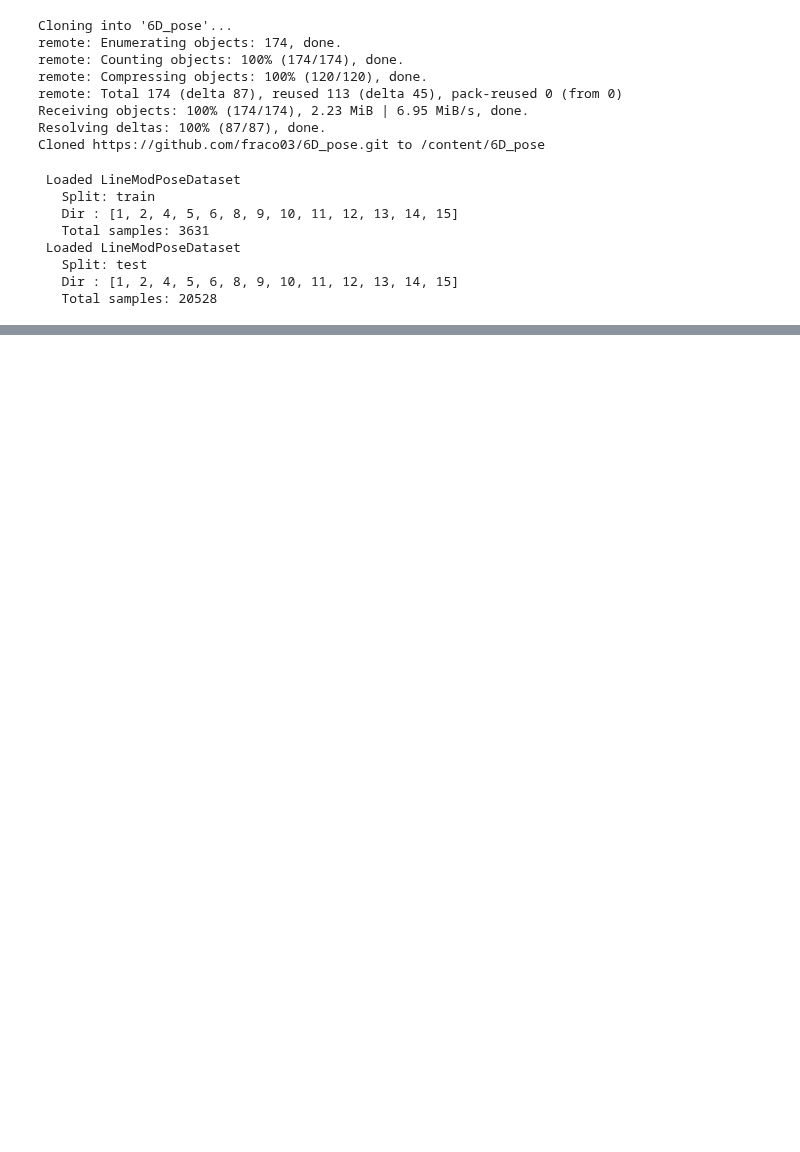
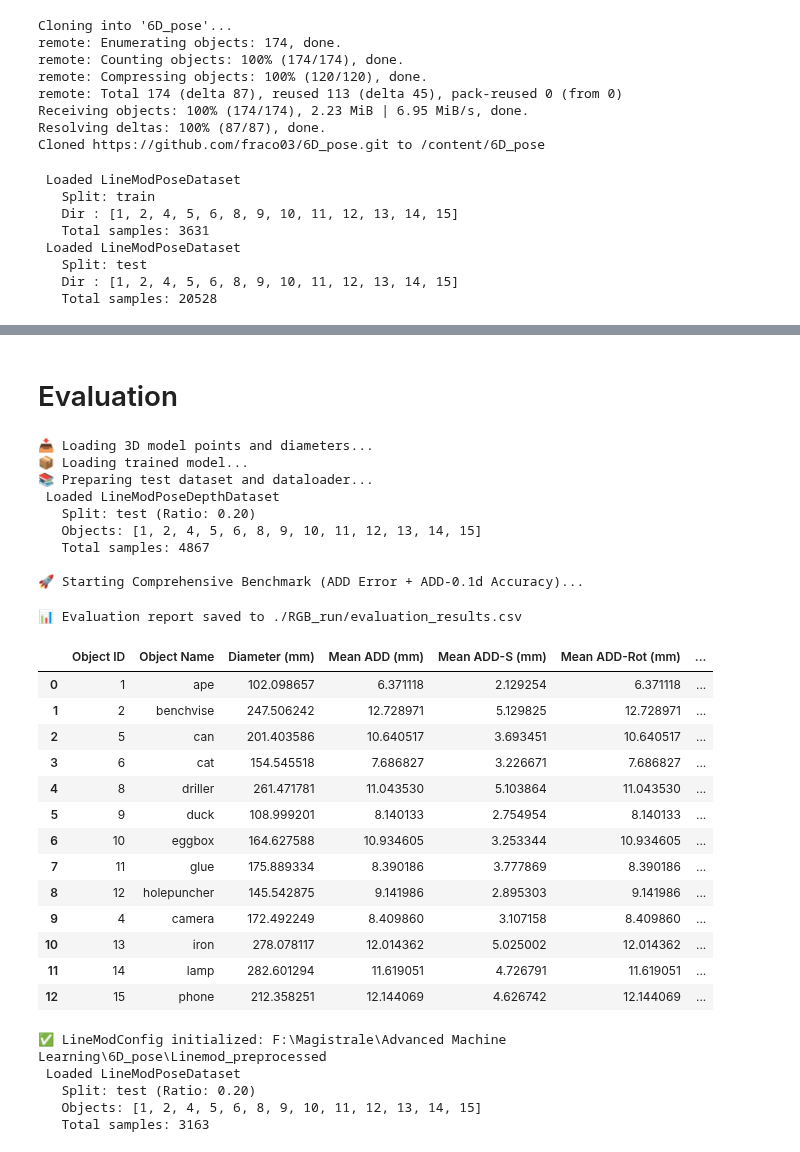
Before and after one commit to fraco03/6D_pose, a Jupyter notebook: notebooks/pose_rgb/pose_rbg_training.ipynb, the cells around one changed output, grey strips where cells are left out. Cells and saved outputs as stored; diff of their text form; code cells hidden in the pictures; blank space fills up the shorter version.

```diff
--- a/notebooks/pose_rgb/pose_rbg_training.ipynb
+++ b/notebooks/pose_rgb/pose_rbg_training.ipynb
@@ -857,0 +487,2 @@ report_df, raw_df = evaluate_full_6d(model_rot, model_transl, test_loader, DEVIC
+# %% [markdown]
+# Evaluation
@@ -857,0 +492,50 @@ report_df, raw_df = evaluate_full_6d(model_rot, model_transl, test_loader, DEVIC
+# %%
+from src.pose_rgb.evaluate import evaluate_RGB, evaluate_RGB_rot_only
+
+model_path = "./RGB_run/best_model_rot.pth"
+dataset_root = "../../Linemod_preprocessed"
+output_path = "./RGB_run/evaluation_results.csv"
+
+
+df = evaluate_RGB_rot_only(
+    model_path=model_path,
+    dataset_root=dataset_root,
+    output_path=output_path
+)
+
+df
+# %% [output]
+📥 Loading 3D model points and diameters...
+📦 Loading trained model...
+📚 Preparing test dataset and dataloader...
+ Loaded LineModPoseDepthDataset
+   Split: test (Ratio: 0.20)
+   Objects: [1, 2, 4, 5, 6, 8, 9, 10, 11, 12, 13, 14, 15]
+   Total samples: 4867
+
+🚀 Starting Comprehensive Benchmark (ADD Error + ADD-0.1d Accuracy)...
+📊 Evaluation report saved to ./RGB_run/evaluation_results.csv
+|  | Object ID | Object Name | Diameter (mm) | Mean ADD (mm) | Mean ADD-S (mm) | Mean ADD-Rot (mm) | ... |
+| 0 | 1 | ape | 102.098657 | 6.371118 | 2.129254 | 6.371118 | ... |
+| 1 | 2 | benchvise | 247.506242 | 12.728971 | 5.129825 | 12.728971 | ... |
+| 2 | 5 | can | 201.403586 | 10.640517 | 3.693451 | 10.640517 | ... |
+| 3 | 6 | cat | 154.545518 | 7.686827 | 3.226671 | 7.686827 | ... |
+| 4 | 8 | driller | 261.471781 | 11.043530 | 5.103864 | 11.043530 | ... |
+| 5 | 9 | duck | 108.999201 | 8.140133 | 2.754954 | 8.140133 | ... |
+| 6 | 10 | eggbox | 164.627588 | 10.934605 | 3.253344 | 10.934605 | ... |
+| 7 | 11 | glue | 175.889334 | 8.390186 | 3.777869 | 8.390186 | ... |
+| 8 | 12 | holepuncher | 145.542875 | 9.141986 | 2.895303 | 9.141986 | ... |
+| 9 | 4 | camera | 172.492249 | 8.409860 | 3.107158 | 8.409860 | ... |
+| 10 | 13 | iron | 278.078117 | 12.014362 | 5.025002 | 12.014362 | ... |
+| 11 | 14 | lamp | 282.601294 | 11.619051 | 4.726791 | 11.619051 | ... |
+| 12 | 15 | phone | 212.358251 | 12.144069 | 4.626742 | 12.144069 | ... |
+# %%
+from src.pose_rgb.dataset import LineModPoseDataset
+dataset_root = "../../Linemod_preprocessed"
+test = LineModPoseDataset(split='test', root_dir=dataset_root)
+# %% [output]
+✅ LineModConfig initialized: F:\Magistrale\Advanced Machine Learning\6D_pose\Linemod_preprocessed
+ Loaded LineModPoseDataset
+   Split: test (Ratio: 0.20)
+   Objects: [1, 2, 4, 5, 6, 8, 9, 10, 11, 12, 13, 14, 15]
+   Total samples: 3163
```
Also changed, not shown: parts of 6 cells of this notebook, 4 other files.
